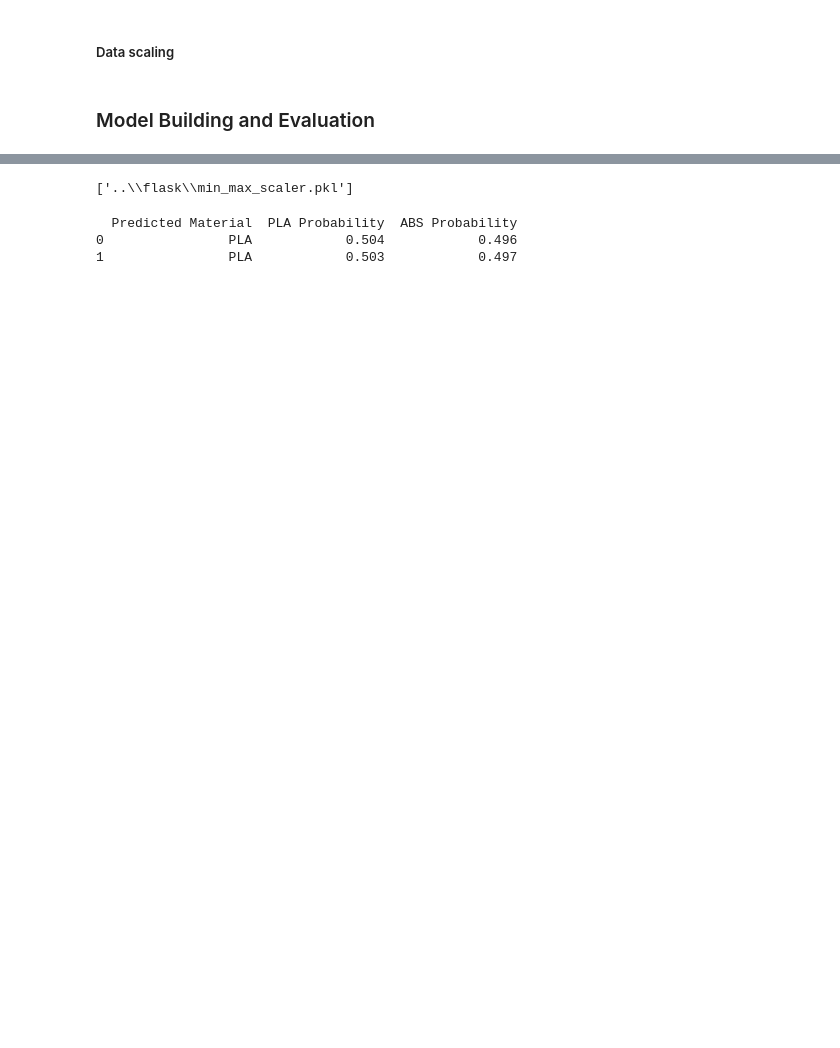
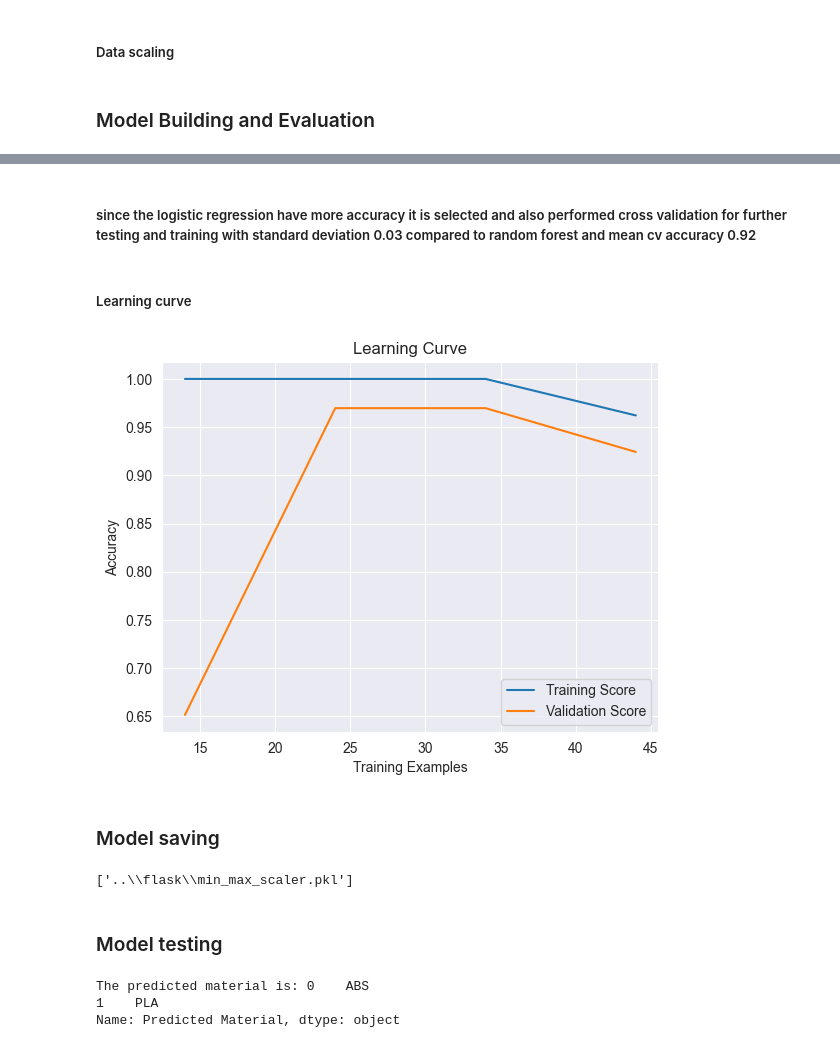
Before and after one commit to Sandeep1098-pil/3d-printing-model, a Jupyter notebook: training/3_printing.ipynb, the cells around one changed output, grey strips where cells are left out. Cells and saved outputs as stored; diff of their text form; code cells hidden in the pictures; blank space fills up the shorter version.

```diff
--- a/training/3_printing.ipynb
+++ b/training/3_printing.ipynb
@@ -380,19 +375,22 @@ x_test_scaled = scaler.transform(x_test)
 ### Model Building and Evaluation
 # %%
 
+#Logistic regression
+model_lg = LogisticRegression(max_iter=5000, random_state=42,solver='lbfgs')
+model_lg.fit(x_train_scaled, y_train)
+y_pred_lg= model_lg.predict(x_test_scaled)
 
-lg = LogisticRegression(max_iter=5000, random_state=42,solver='lbfgs')
-lg.fit(x_train_scaled, y_train)
-y_pred_lg= lg.predict(x_test_scaled)
+#Logistic regression metrics
+cv_scores = cross_val_score(model_lg, x, y, cv=5, scoring='accuracy')
+print("--- Cross-Validation Performance ---")
+print(f"Mean CV Accuracy: {cv_scores.mean()} (+/- {cv_scores.std()})\n")
+print("--- Test Set Performance ---")
+y_pred_test = model_lg.predict(x_test_scaled)
+print("Train Accuracy: ",accuracy_score(y_train, model_lg.predict(x_train_scaled)))
+print("Test Accuracy:",accuracy_score(y_test, y_pred_test))
+print("Classification Report:")
+print(classification_report(y_test, y_pred_test))
 
-cv_scores = cross_val_score(lg, x, y, cv=3, scoring='accuracy')
-print(f"Mean CV Accuracy  and standard deviation :{cv_scores.mean()} + {cv_scores.std()}")
-print("Train Accuracy: ",accuracy_score(y_train, lg.predict(x_train_scaled)))
-print("Test Accuracy:",accuracy_score(y_test, y_pred_lg))
-print()
-print("classificaton report:\n",classification_report(y_test,lg.predict(x_test_scaled)))
-print("confusion matrix:\n",confusion_matrix(y_test,lg.predict(x_test_scaled)))
-print("Accuracy:\n",accuracy_score(y_test,lg.predict(x_test_scaled)))
-print("Precision:\n",precision_score(y_test,lg.predict(x_test_scaled)))
-print("Recall score:\n",recall_score(y_test,lg.predict(x_test_scaled)))
+print("Confusion Matrix:")
+print(confusion_matrix(y_test, y_pred_test))
 # %% [output]
@@ -504,2 +511,21 @@ plt.show()
+# %% [markdown]
+##### since the logistic regression have more accuracy it is selected and also performed cross validation for further testing and training with standard deviation 0.03 compared to random forest and mean cv accuracy 0.92
+# %% [markdown]
+##### Learning curve
+# %%
+train_sizes, train_scores, test_scores = learning_curve(model_lg, x, y, cv=3)
+
+plt.plot(train_sizes, train_scores.mean(axis=1), label='Training Score')
+plt.plot(train_sizes, test_scores.mean(axis=1), label='Validation Score')
+
+plt.xlabel('Training Examples')
+plt.ylabel('Accuracy')
+plt.title('Learning Curve')
+plt.legend()
+plt.show()
+# %% [output]
+[figure, added]
+# %% [markdown]
+### Model saving
 # %%
 import joblib
@@ -509,34 +535,26 @@ joblib.dump(scaler,r"..\flask\min_max_scaler.pkl")
 ['..\\flask\\min_max_scaler.pkl']
 # %%
 df_encoded.to_csv('my_data.csv')
+# %% [markdown]
+### Model testing
 # %%
 #### Model testing
-mixed_inputs = [
-    {'layer_height': 0.06, 'wall_thickness': 6, 'infill_density': 80, 'infill_pattern_honeycomb': 1, 'nozzle_temperature': 220, 'bed_temperature': 60, 'print_speed': 60, 'fan_speed': 0, 'roughness': 75, 'tension_strenght': 37, 'elongation': 2.4},
-   {'layer_height': 0.2, 'wall_thickness': 5, 'infill_density': 60, 'infill_pattern_honeycomb': 1, 'nozzle_temperature': 200, 'bed_temperature': 60, 'print_speed': 40, 'fan_speed': 0, 'roughness': 312, 'tension_strenght': 28, 'elongation': 2.7},
-]
+mixed_inputs = [  {'layer_height': 0.02, 'wall_thickness': 4, 'infill_density': 70, 'infill_pattern': 0, 'nozzle_temperature': 240, 'bed_temperature': 75, 'print_speed': 40, 'fan_speed': 75, 'roughness': 68, 'tension_strenght': 10, 'elongation': 0.5}, {'layer_height': 0.06, 'wall_thickness': 3, 'infill_density': 40, 'infill_pattern': 1, 'nozzle_temperature': 205, 'bed_temperature': 65, 'print_speed': 60, 'fan_speed': 25, 'roughness': 145, 'tension_strenght': 23, 'elongation': 1.9}  ]
 
+for row in mixed_inputs:
+    row['infill_pattern_honeycomb'] = row.pop('infill_pattern')
 
 input_df = pd.DataFrame(mixed_inputs)
-expected_columns = ['layer_height', 'wall_thickness', 'infill_density', 'nozzle_temperature',
-                    'bed_temperature', 'print_speed', 'fan_speed', 'roughness',
-                    'tension_strenght', 'elongation', 'infill_pattern_honeycomb']  # match training
+expected_columns = x_train.columns
 input_df = input_df[expected_columns]
 scaled_features = scaler.transform(input_df)
-
-predictions = random_rf.predict(scaled_features)
-probabilities = random_rf.predict_proba(scaled_features)
-
+predictions = model_lg.predict(scaled_features)
 materials = ["PLA" if p == 1 else "ABS" for p in predictions]
-
 result_df = input_df.copy()
 result_df["Predicted Material"] = materials
-result_df["PLA Probability"] = probabilities[:, 1].round(3)
-result_df["ABS Probability"] = probabilities[:, 0].round(3)
-
 # Show
-print(result_df[["Predicted Material", "PLA Probability", "ABS Probability"]])
+print("The predicted material is:",result_df["Predicted Material"])
 # %% [output]
-  Predicted Material  PLA Probability  ABS Probability
-0                PLA            0.504            0.496
-1                PLA            0.503            0.497
+The predicted material is: 0    ABS
+1    PLA
+Name: Predicted Material, dtype: object
```
Also changed, not shown: parts of 23 cells of this notebook, 2 other files.
